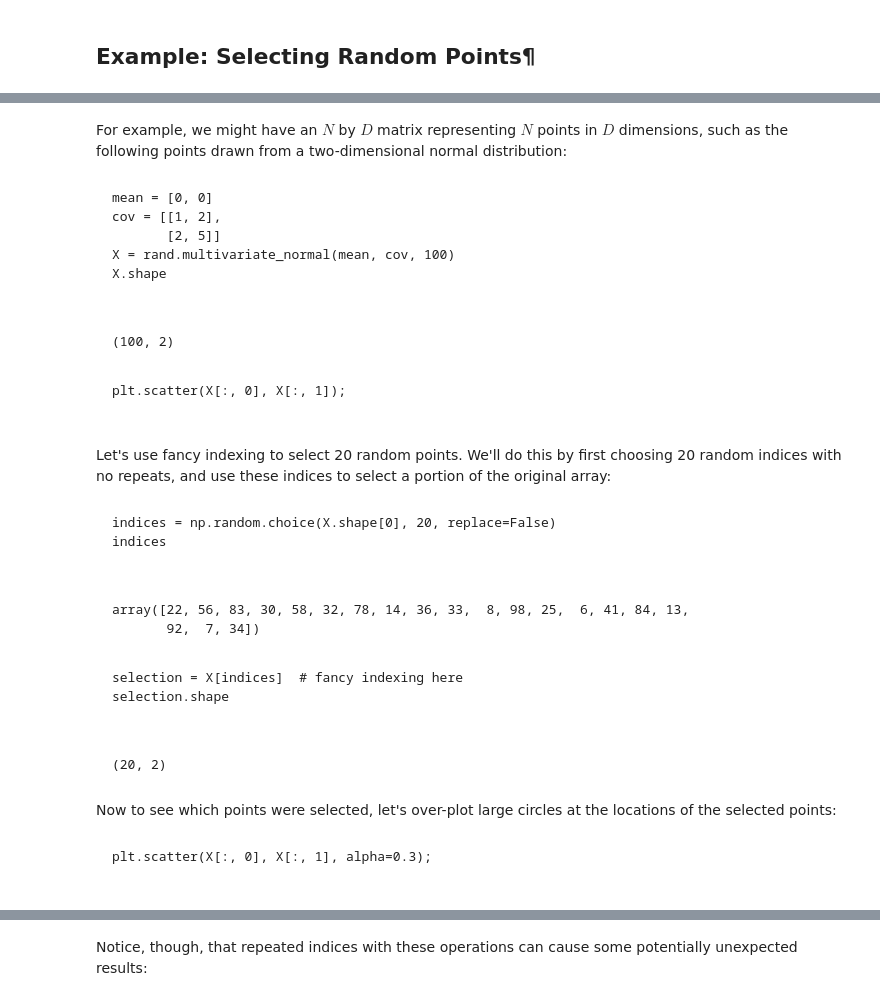
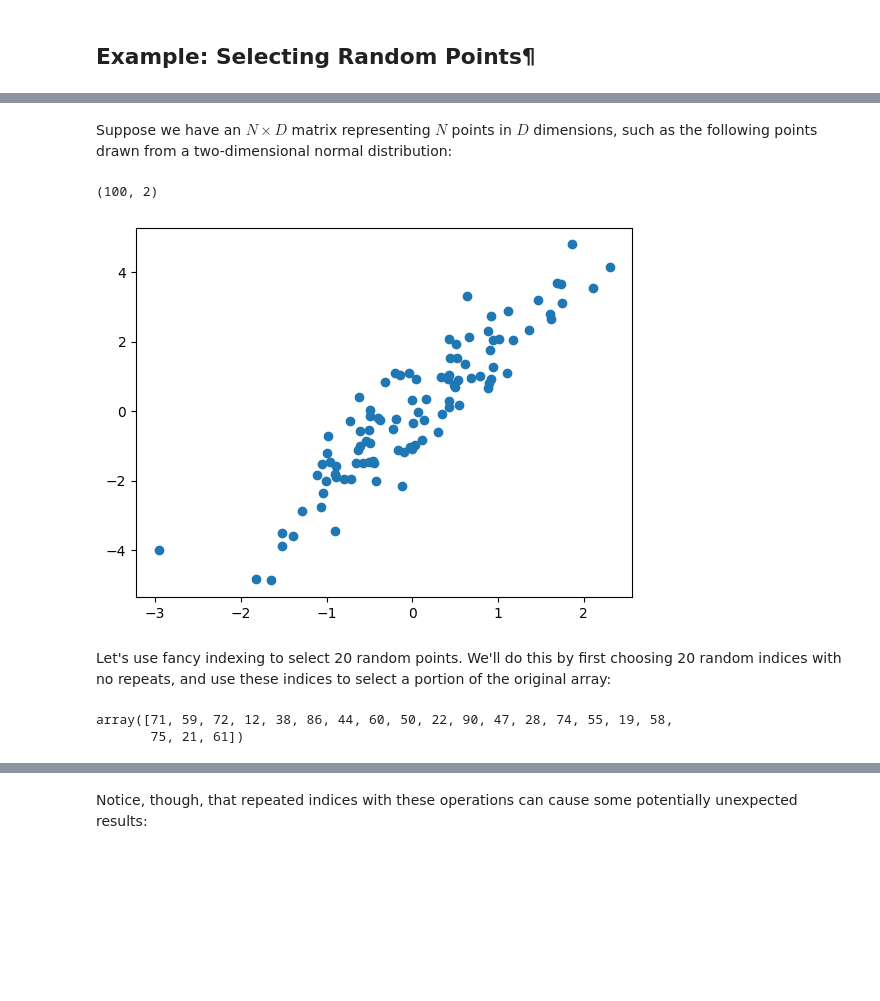
Before and after one commit to andleb/stats607, a Jupyter notebook: lectures/week1/intro_numpy.ipynb, the cells around one changed output, grey strips where cells are left out. Saved outputs shown, nothing was run; the diff lists cells and outputs as text; code cells hidden in the pictures; blank space fills up the shorter version.

````diff
--- a/lectures/week1/intro_numpy.ipynb
+++ b/lectures/week1/intro_numpy.ipynb
@@ -832,50 +884,23 @@ One common use of fancy indexing is the selection of subsets of rows from a matr
 # %% [markdown]
-For example, we might have an $N$ by $D$ matrix representing $N$ points in $D$ dimensions, such as the following points drawn from a two-dimensional normal distribution:
+Suppose we have an  $N \times D$ matrix representing $N$ points in $D$ dimensions, such as the following points drawn from a two-dimensional normal distribution:
-# %% [markdown]
-```
-mean = [0, 0]
-cov = [[1, 2],
-       [2, 5]]
-X = rand.multivariate_normal(mean, cov, 100)
-X.shape
-
-```
-# %% [markdown]
-```
-(100, 2)
-```
-# %% [markdown]
-```
-plt.scatter(X[:, 0], X[:, 1]);
-
-```
+# %%
+mean = [0, 0]
+cov = [[1, 2],
+       [2, 5]]
+X = rand.multivariate_normal(mean, cov, 100)
+X.shape
+# %% [output]
+(100, 2)
+# %%
+import matplotlib.pyplot as plt
+plt.scatter(X[:, 0], X[:, 1]);
+# %% [output]
+[figure, added]
 # %% [markdown]
 Let's use fancy indexing to select 20 random points. We'll do this by first choosing 20 random indices with no repeats, and use these indices to select a portion of the original array:
-# %% [markdown]
-```
-indices = np.random.choice(X.shape[0], 20, replace=False)
-indices
-
-```
-# %% [markdown]
-```
-array([22, 56, 83, 30, 58, 32, 78, 14, 36, 33,  8, 98, 25,  6, 41, 84, 13,
-       92,  7, 34])
-```
-# %% [markdown]
-```
-selection = X[indices]  # fancy indexing here
-selection.shape
-
-```
-# %% [markdown]
-```
-(20, 2)
-```
-# %% [markdown]
-Now to see which points were selected, let's over-plot large circles at the locations of the selected points:
-# %% [markdown]
-```
-plt.scatter(X[:, 0], X[:, 1], alpha=0.3);
-
-```
+# %%
+indices = np.random.choice(X.shape[0], 20, replace=False)
+indices
+# %% [output]
+array([71, 59, 72, 12, 38, 86, 44, 60, 50, 22, 90, 47, 28, 74, 55, 19, 58,
+       75, 21, 61])
````
Also changed, not shown: parts of 175 cells of this notebook.
